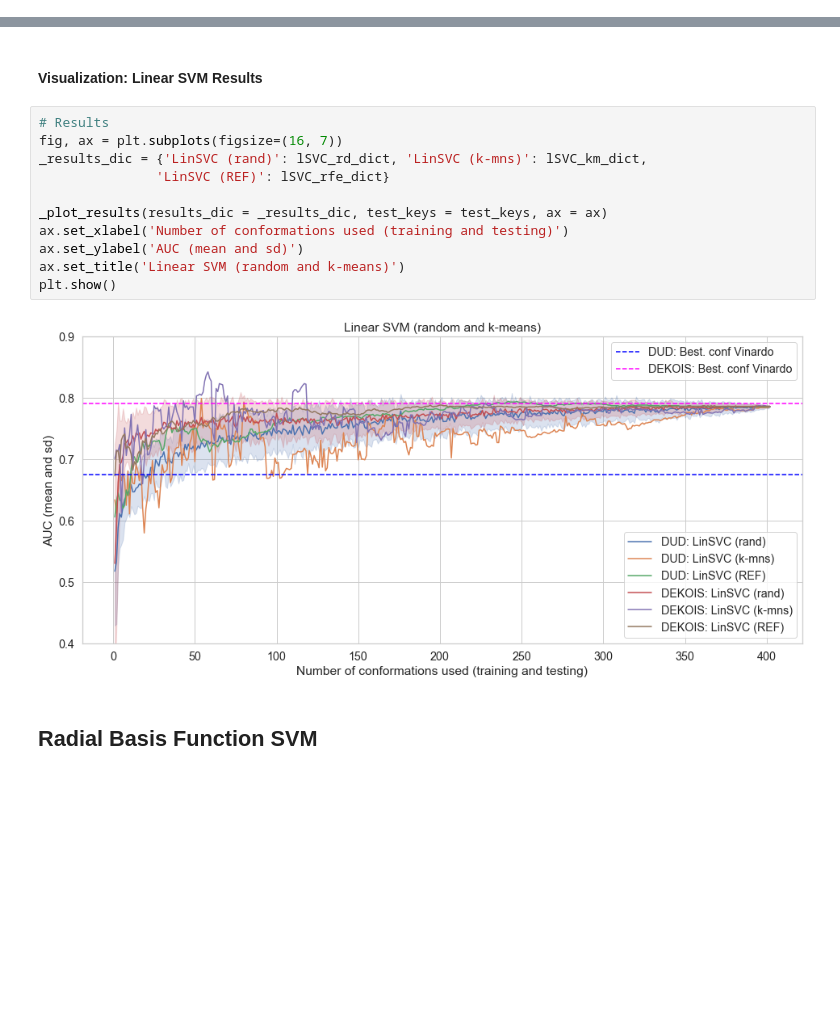
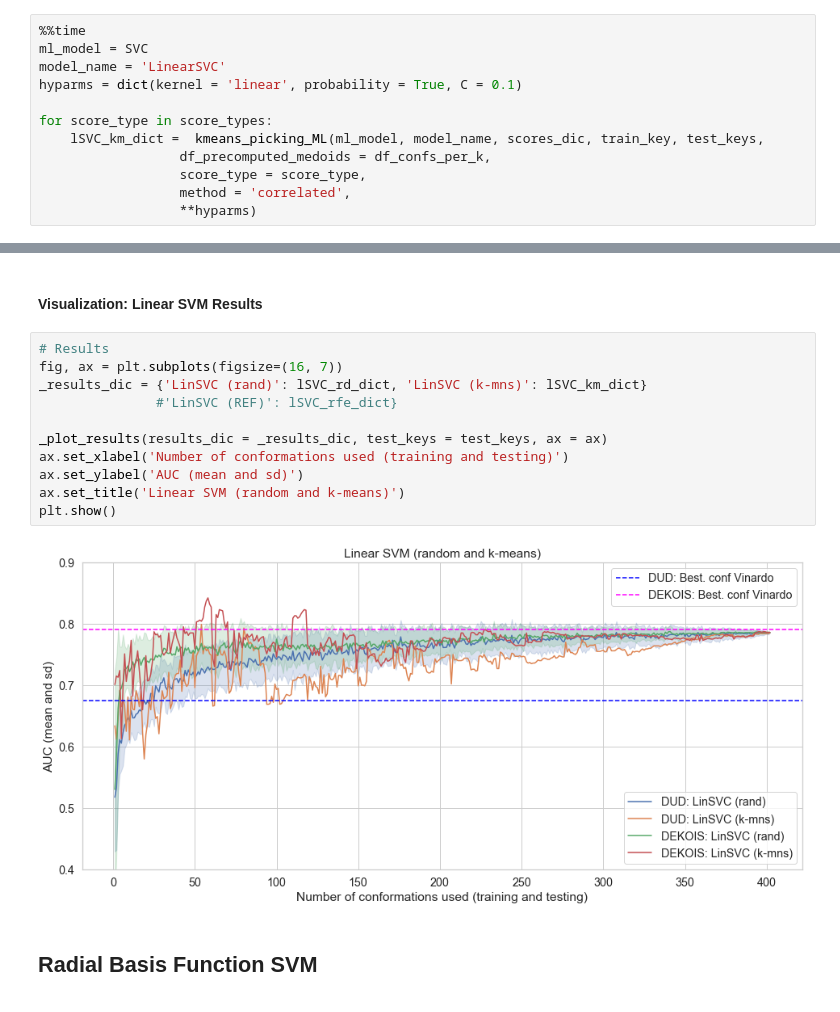
Before and after one commit to jRicciL/CDK2_notebooks, a Jupyter notebook: 6_Machine_Learning_Models/6_ML_models_with_feature_selections.ipynb, the cells around one changed output, grey strips where cells are left out. Drawn from its saved outputs; the diff is of its cells as text; blank space fills up the shorter version.

Commit message:
ML models using RFE

```diff
--- a/6_Machine_Learning_Models/6_ML_models_with_feature_selections.ipynb
+++ b/6_Machine_Learning_Models/6_ML_models_with_feature_selections.ipynb
@@ -133,3 +143,15 @@ Wall time: 3 ms
+# %%
+%%time
+ml_model = SVC
+model_name = 'LinearSVC'
+hyparms = dict(kernel = 'linear', probability = True, C = 0.1)
+
+for score_type in score_types:
+    lSVC_km_dict =  kmeans_picking_ML(ml_model, model_name, scores_dic, train_key, test_keys,
+                  df_precomputed_medoids = df_confs_per_k,
+                  score_type = score_type,
+                  method = 'correlated',
+                  **hyparms)
 # %% [markdown]
 #### Recursive Feature Elimination
 # %%
@@ -152,16 +183,16 @@ Wall time: 5.53 ms
 # %%
 # Results
 fig, ax = plt.subplots(figsize=(16, 7))
-_results_dic = {'LinSVC (rand)': lSVC_rd_dict, 'LinSVC (k-mns)': lSVC_km_dict,
-               'LinSVC (REF)': lSVC_rfe_dict}
+_results_dic = {'LinSVC (rand)': lSVC_rd_dict, 'LinSVC (k-mns)': lSVC_km_dict}
+               #'LinSVC (REF)': lSVC_rfe_dict}
 
 _plot_results(results_dic = _results_dic, test_keys = test_keys, ax = ax)
 ax.set_xlabel('Number of conformations used (training and testing)')
 ax.set_ylabel('AUC (mean and sd)')
 ax.set_title('Linear SVM (random and k-means)')
 plt.show()
 # %% [output]
-[figure, old version]
+[figure, new version]
 # %% [markdown]
 ## Radial Basis Function SVM
 <div style='background-color: #F9E5AB; min-height: 10px'></div>
```
Also changed, not shown: parts of 32 cells of this notebook.
